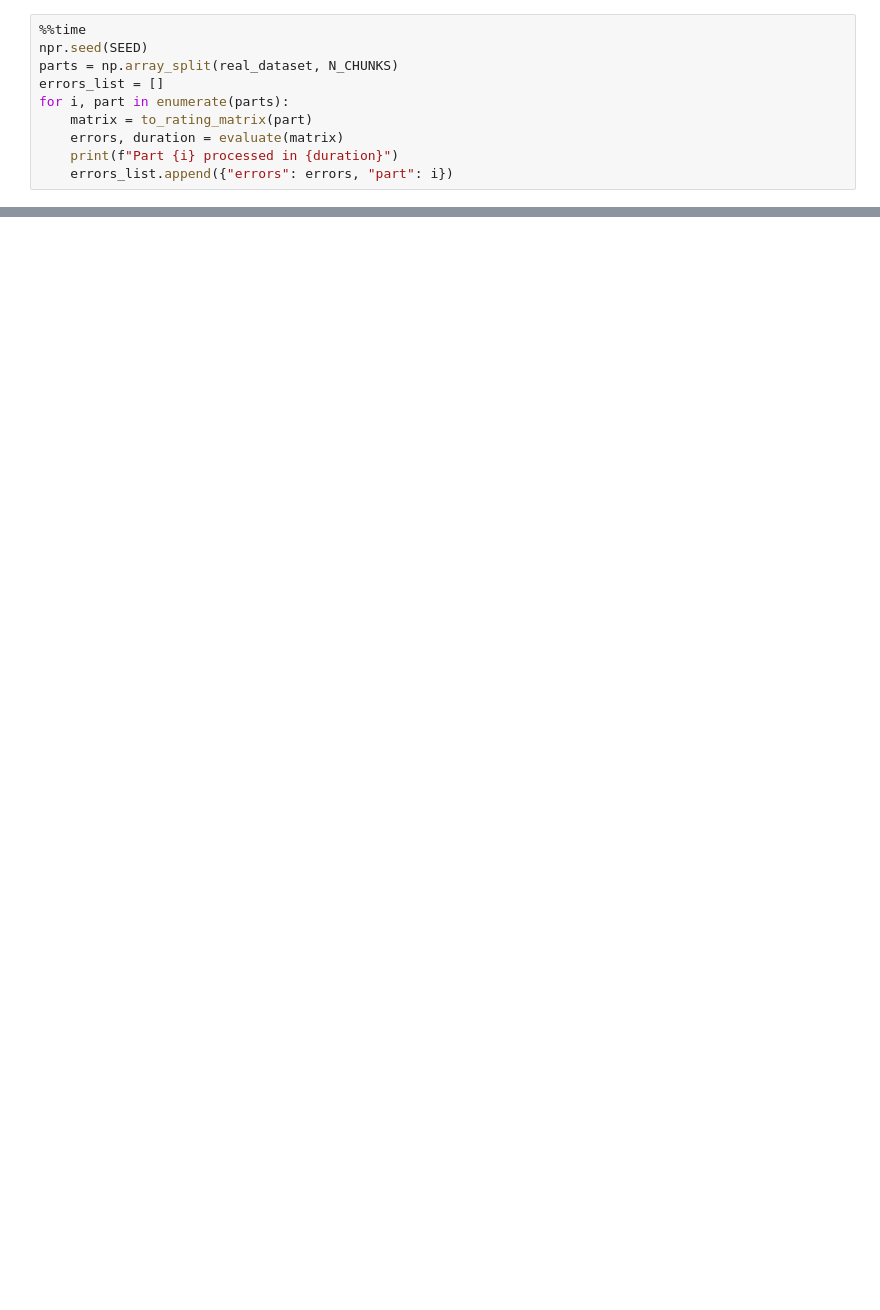
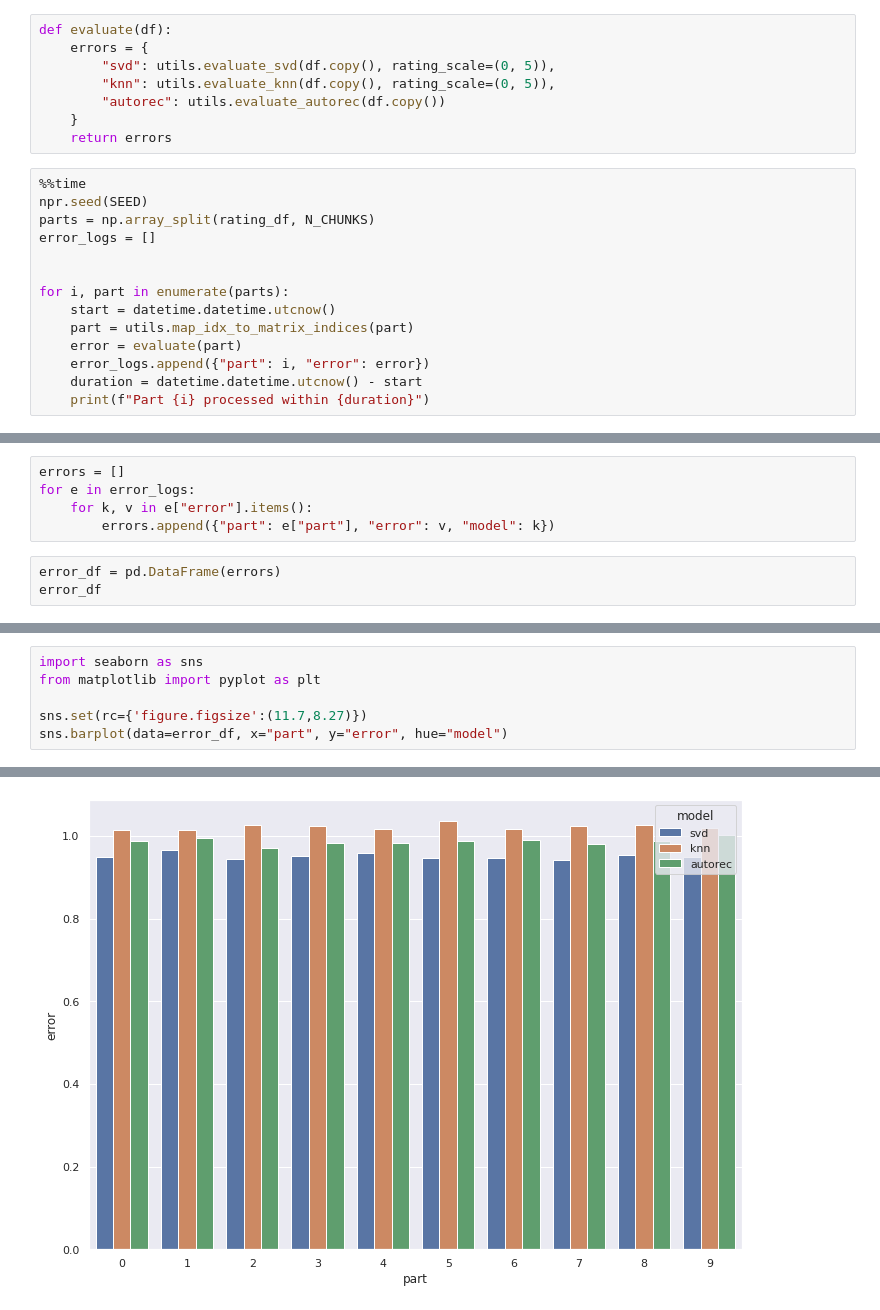
Before and after one commit to vldpro/SynEvaRec, a Jupyter notebook: notebooks/movielens/find_best_chunks.ipynb, the cells around one changed output, grey strips where cells are left out. Drawn from its saved outputs; the diff is of its cells as text; blank space fills up the shorter version.

```diff
--- a/notebooks/movielens/find_best_chunks.ipynb
+++ b/notebooks/movielens/find_best_chunks.ipynb
@@ -85,11 +32,23 @@ importlib.reload(trainers)
+# %%
+def evaluate(df):
+    errors = {
+        "svd": utils.evaluate_svd(df.copy(), rating_scale=(0, 5)),
+        "knn": utils.evaluate_knn(df.copy(), rating_scale=(0, 5)),
+        "autorec": utils.evaluate_autorec(df.copy())
+    }
+    return errors
 # %%
 %%time
 npr.seed(SEED)
-parts = np.array_split(real_dataset, N_CHUNKS)
-errors_list = []
+parts = np.array_split(rating_df, N_CHUNKS)
+error_logs = []
+
+
 for i, part in enumerate(parts):
-    matrix = to_rating_matrix(part)
-    errors, duration = evaluate(matrix)
-    print(f"Part {i} processed in {duration}")
-    errors_list.append({"errors": errors, "part": i})
+    start = datetime.datetime.utcnow()
+    part = utils.map_idx_to_matrix_indices(part)
+    error = evaluate(part)
+    error_logs.append({"part": i, "error": error})
+    duration = datetime.datetime.utcnow() - start
+    print(f"Part {i} processed within {duration}")
 # %% [output]
@@ -124,0 +117,8 @@ errors_list
+# %%
+errors = []
+for e in error_logs:
+    for k, v in e["error"].items():
+        errors.append({"part": e["part"], "error": v, "model": k})
+# %%
+error_df = pd.DataFrame(errors)
+error_df
@@ -124,0 +145,7 @@ errors_list
+# %%
+import seaborn as sns
+from matplotlib import pyplot as plt
+
+sns.set(rc={'figure.figsize':(11.7,8.27)})
+sns.barplot(data=error_df, x="part", y="error", hue="model")
+# %% [output]
@@ -124,0 +153 @@ errors_list
+[figure, added]
```
Also changed, not shown: parts of 13 cells of this notebook, 12 other files.
